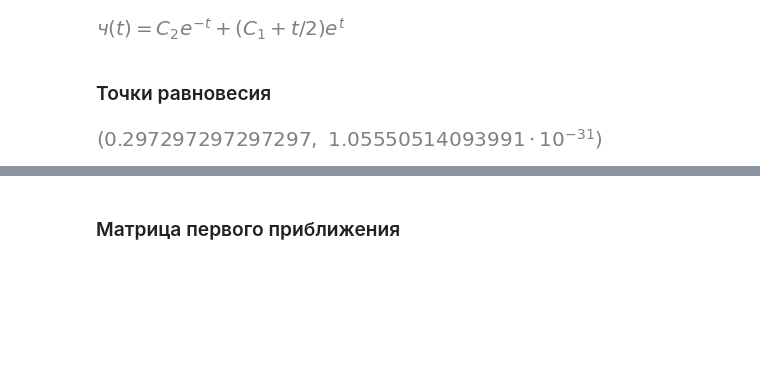
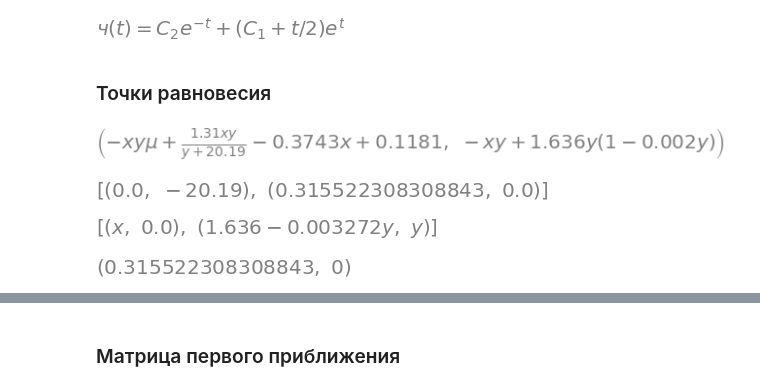
Before and after one commit to SergeyPishchulov/thesis, a Jupyter notebook: Thesis_paper.ipynb, the cells around one changed output, grey strips where cells are left out. Saved outputs shown, nothing was run; the diff lists cells and outputs as text; code cells hidden in the pictures; blank space fills up the shorter version.

Commit message:
fix float bug. lambdas are computed

```diff
--- a/Thesis_paper.ipynb
+++ b/Thesis_paper.ipynb
@@ -31,19 +31,25 @@ from sympy import Symbol, nsolve
 from sympy import solve
 x, y, sigma, mu, delta, alpha, beta, ro, eta, b, lambd = symbols(
     'x y σ μ δ α β ρ η b λ')
-sigma_c = 0.11
+sigma_c = 0.1181
 ro_c = 1.31
-eta_c = 20
-alpha_c = 1.36
+eta_c = 20.19
+alpha_c = 1.636
 beta_c = 0.002
-delta_c = 0.37
-mu_c = 0.5
+delta_c = 0.3743
+mu_c = 0.005
 b_c = 0
+
 dxdt = sigma + ro*x*y/(eta + y) - mu*x*y - delta*x
 dydt = alpha*y*(1-beta*y)-x*y-(b*y)/(1+y)
+
 concrete_params = {ro: ro_c, sigma: sigma_c, eta: eta_c, b: b_c,
                    alpha: alpha_c, beta: beta_c, mu: mu_c, delta: delta_c}
 muless_params = dict(concrete_params)
 del muless_params[mu]
 # %% [markdown]
 ### Точки равновесия
+# %%
+dxdt.subs(muless_params), dydt.subs(muless_params)
+# %% [output]
+[figure, added]
@@ -50,7 +58,18 @@ del muless_params[mu]
+# %%
+solve(dxdt.subs(muless_params), x, y)
+# %% [output]
+[figure, added]
+# %%
+solve(dydt.subs(muless_params), x, y)
+# %% [output]
+[figure, added]
 # %%
-xc, yc = nsolve((dxdt.evalf(subs=concrete_params),
-                dydt.evalf(subs=concrete_params)), [x, y], (-1, 1))
+concrete_params[mu]=0.1# Решение не зависит от mu
+xc, yc = nsolve([dxdt.evalf(subs=concrete_params),
+                dydt.evalf(subs=concrete_params)], [x, y], (-1, 1))
+yc=0# из-за float накапливается ошибка.
 eqilibrium = {x: xc, y: yc}
 xc, yc
+#TODO 1.636 0 - решение?
 # %% [output]
-[figure, old version]
+[figure, new version]
```
Also changed, not shown: parts of 9 cells of this notebook.
